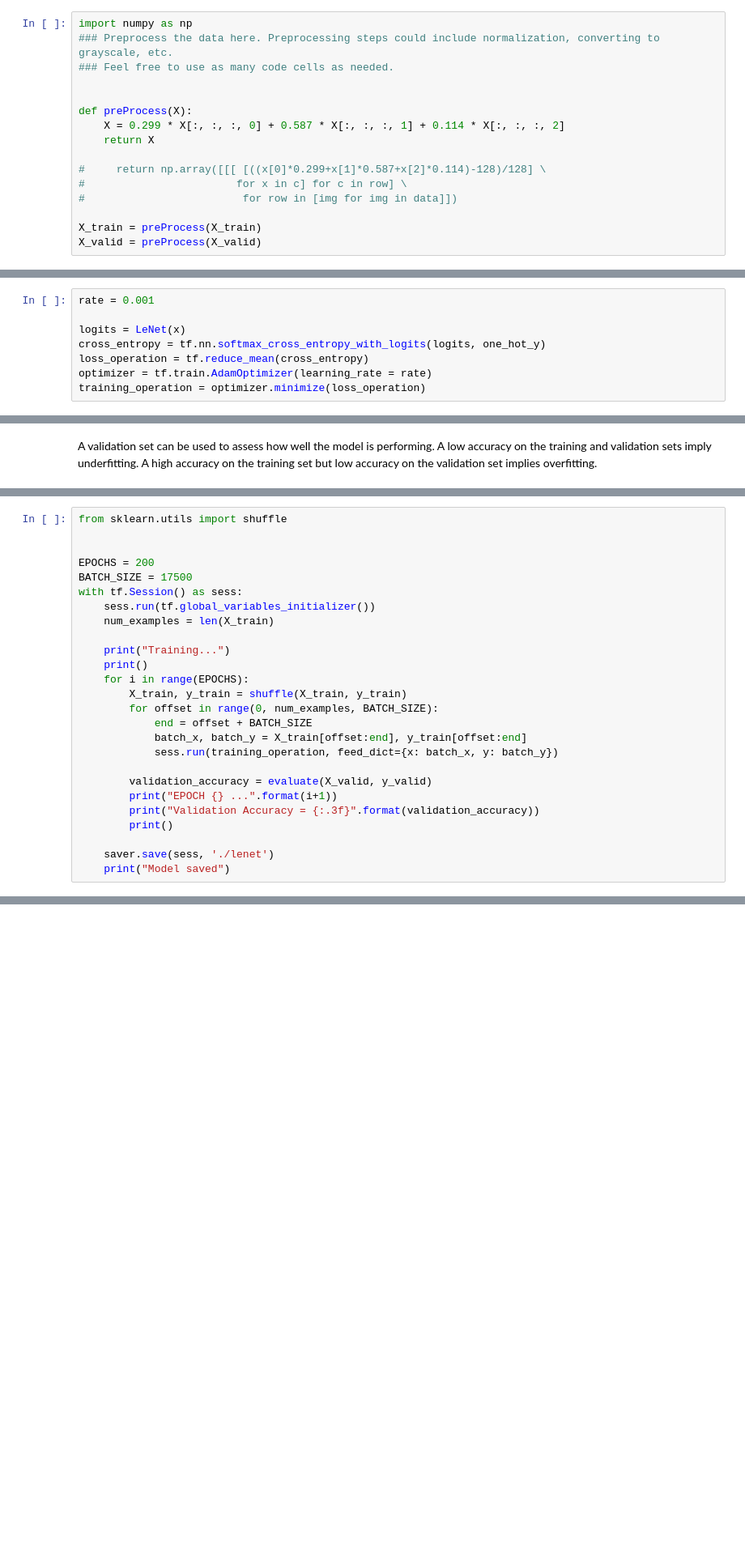
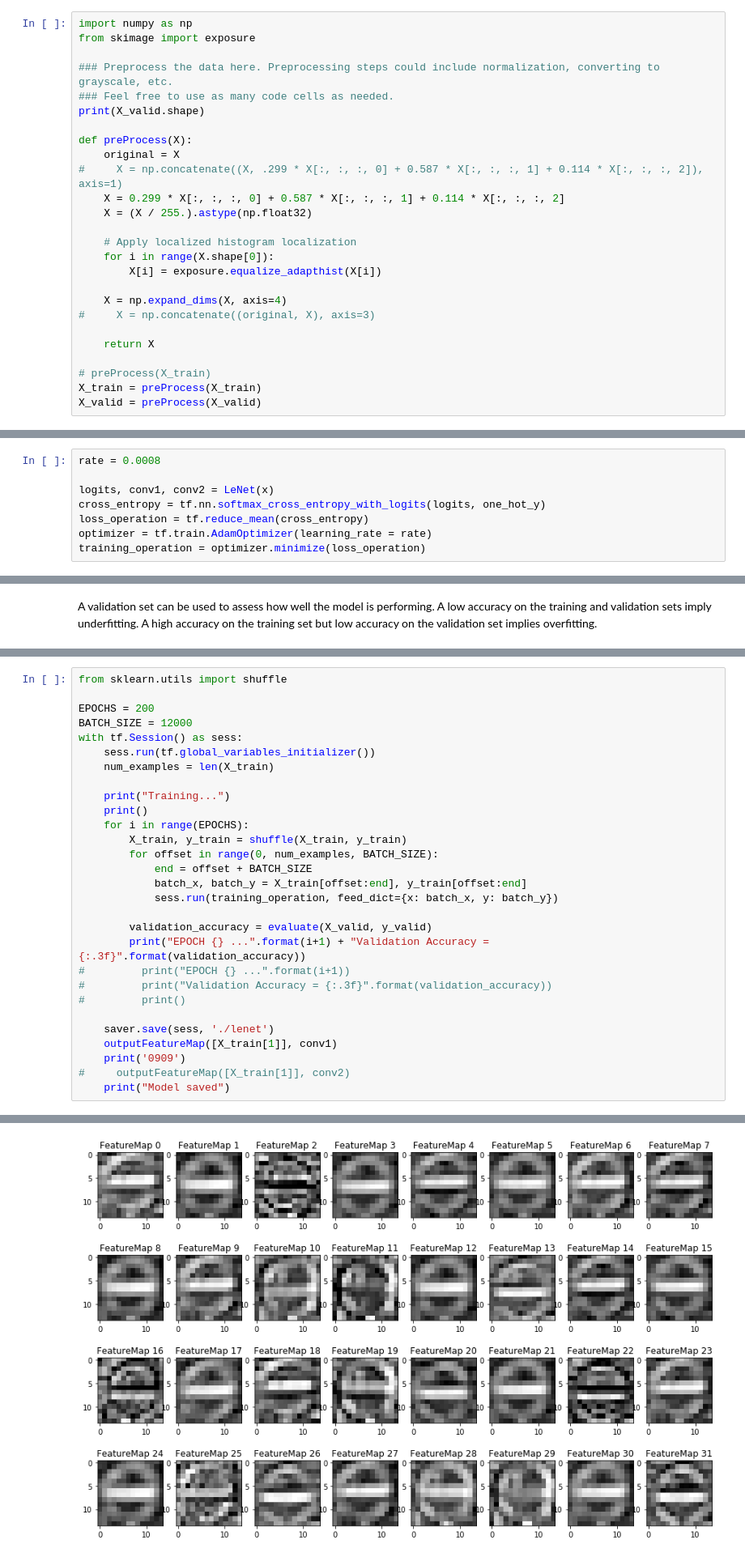
Before and after one commit to ravelantunes/CarND-Traffic-Sign-Classifier, a Jupyter notebook: Traffic_Sign_Classifier.ipynb, the cells around one changed output, grey strips where cells are left out. Shown: that part at 81% size. Drawn from its saved outputs; the diff is of its cells as text; blank space fills up the shorter version.

Commit message:
Network architecture done. More data cleanup needed

```diff
--- a/Traffic_Sign_Classifier.ipynb
+++ b/Traffic_Sign_Classifier.ipynb
@@ -126,18 +126,28 @@ Here is an example of a [published baseline model on this problem](http://yann.l
 Use the code cell (or multiple code cells, if necessary) to implement the first step of your project.
 # %%
 import numpy as np
+from skimage import exposure
+
 ### Preprocess the data here. Preprocessing steps could include normalization, converting to grayscale, etc.
 ### Feel free to use as many code cells as needed.
-
+print(X_valid.shape)
 
 def preProcess(X):
+    original = X
+#     X = np.concatenate((X, .299 * X[:, :, :, 0] + 0.587 * X[:, :, :, 1] + 0.114 * X[:, :, :, 2]), axis=1)
     X = 0.299 * X[:, :, :, 0] + 0.587 * X[:, :, :, 1] + 0.114 * X[:, :, :, 2]
+    X = (X / 255.).astype(np.float32)
+
+    # Apply localized histogram localization
+    for i in range(X.shape[0]):
+        X[i] = exposure.equalize_adapthist(X[i])
+
+    X = np.expand_dims(X, axis=4)
+#     X = np.concatenate((original, X), axis=3)
+
     return X
 
-#     return np.array([[[ [((x[0]*0.299+x[1]*0.587+x[2]*0.114)-128)/128] \
-#                        for x in c] for c in row] \
-#                         for row in [img for img in data]])
-
+# preProcess(X_train)
 X_train = preProcess(X_train)
 X_valid = preProcess(X_valid)
 # %% [output]
@@ -206,9 +258,9 @@ x = tf.placeholder(tf.float32, (None, 32, 32, 1))
 y = tf.placeholder(tf.int32, (None))
 one_hot_y = tf.one_hot(y, n_classes)
 # %%
-rate = 0.001
+rate = 0.0008
 
-logits = LeNet(x)
+logits, conv1, conv2 = LeNet(x)
 cross_entropy = tf.nn.softmax_cross_entropy_with_logits(logits, one_hot_y)
 loss_operation = tf.reduce_mean(cross_entropy)
 optimizer = tf.train.AdamOptimizer(learning_rate = rate)
@@ -244,9 +296,8 @@ def evaluate(X_data, y_data):
 # %%
 from sklearn.utils import shuffle
 
-
 EPOCHS = 200
-BATCH_SIZE = 17500
+BATCH_SIZE = 12000
 with tf.Session() as sess:
     sess.run(tf.global_variables_initializer())
     num_examples = len(X_train)
@@ -261,11 +312,15 @@ with tf.Session() as sess:
             sess.run(training_operation, feed_dict={x: batch_x, y: batch_y})
 
         validation_accuracy = evaluate(X_valid, y_valid)
-        print("EPOCH {} ...".format(i+1))
-        print("Validation Accuracy = {:.3f}".format(validation_accuracy))
-        print()
+        print("EPOCH {} ...".format(i+1) + "Validation Accuracy = {:.3f}".format(validation_accuracy))
+#         print("EPOCH {} ...".format(i+1))
+#         print("Validation Accuracy = {:.3f}".format(validation_accuracy))
+#         print()
 
     saver.save(sess, './lenet')
+    outputFeatureMap([X_train[1]], conv1)
+    print('0909')
+#     outputFeatureMap([X_train[1]], conv2)
     print("Model saved")
 # %% [output]
 Training...
@@ -287,4 +342,5 @@ Validation Accuracy = 0.722
 Model saved
+[figure, added]
 # %% [markdown]
 ---
 
```
Also changed, not shown: parts of 5 cells of this notebook.
